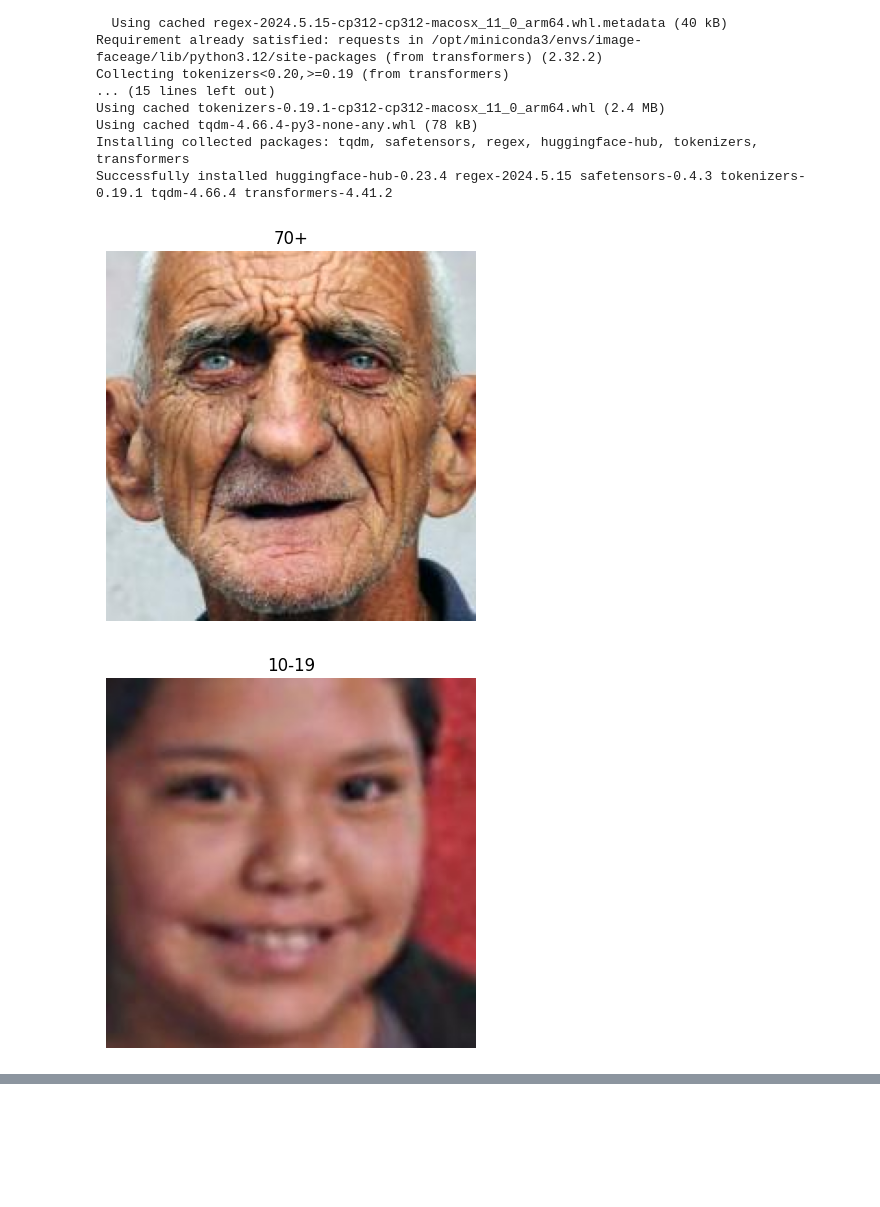
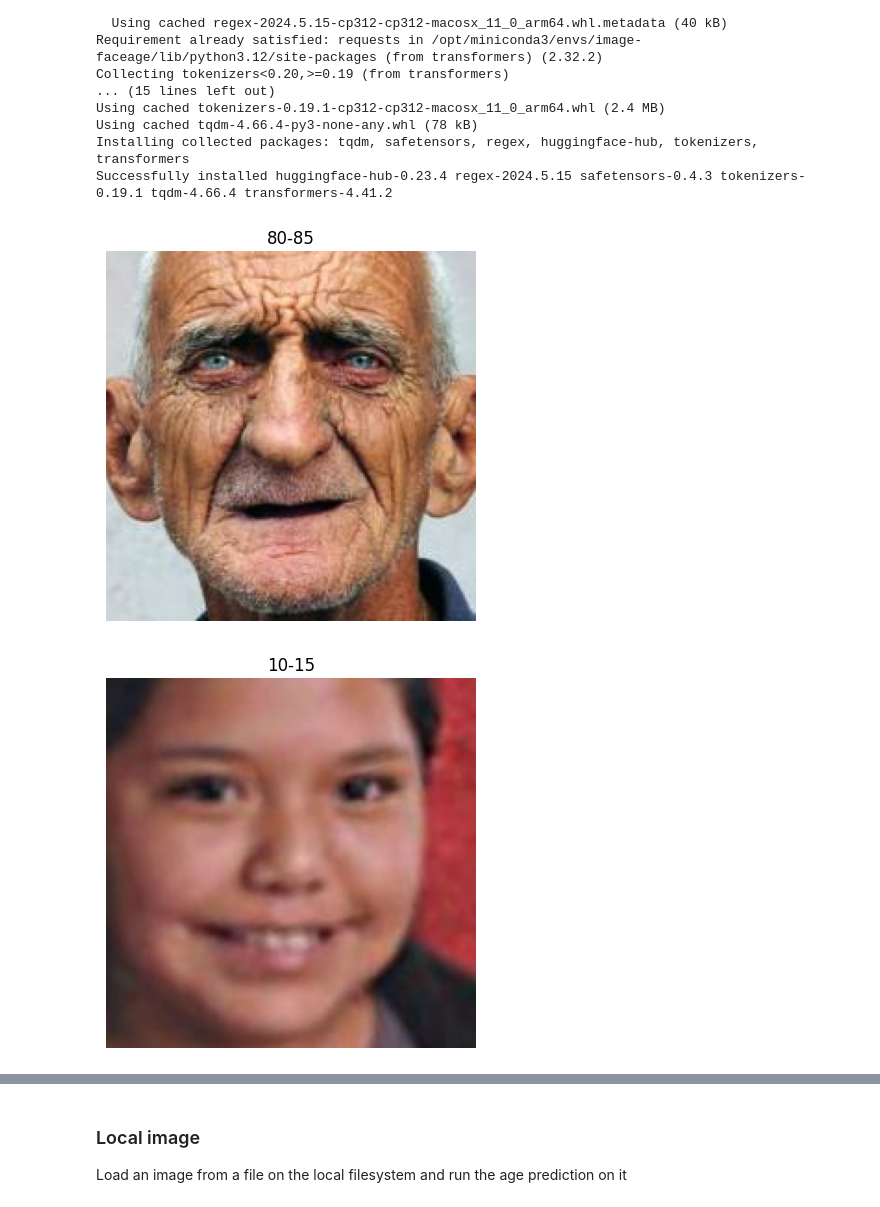
Before and after one commit to hastingslab-org/hastingslab-org.github.io, a Jupyter notebook: training/image-faceage/ViT-FaceAgePrediction.ipynb, the cells around one changed output, grey strips where cells are left out. Saved outputs shown, nothing was run; the diff lists cells and outputs as text; code cells hidden in the pictures; blank space fills up the shorter version.

```diff
--- a/training/image-faceage/ViT-FaceAgePrediction.ipynb
+++ b/training/image-faceage/ViT-FaceAgePrediction.ipynb
@@ -28,7 +28,8 @@ Successfully installed huggingface-hub-0.23.4 regex-2024.5.15 safetensors-0.4.3
 from PIL import Image
 from io import BytesIO
 
-from transformers import ViTFeatureExtractor, ViTForImageClassification
+from transformers import ViTFeatureExtractor, ViTForImageClassification, ViTImageProcessor
+
 
 from os import listdir
 from PIL import Image as PImage
@@ -49,40 +50,50 @@ path = "test_examples/"
 # your images in an array
 imgs = loadImages(path)
 
-for img in imgs:
-    # you can show every image
-    img.show()
+#for img in imgs:
+#    # you can show every image
+#    img.show()
 
 # Init model, transforms
-model = ViTForImageClassification.from_pretrained('nateraw/vit-age-classifier')
-transforms = ViTFeatureExtractor.from_pretrained('nateraw/vit-age-classifier')
+#model = ViTForImageClassification.from_pretrained('nateraw/vit-age-classifier')
+#transforms = ViTFeatureExtractor.from_pretrained('nateraw/vit-age-classifier')
+model = ViTForImageClassification.from_pretrained('owntrained-vit-faceage')
+transforms = ViTImageProcessor.from_pretrained('owntrained-vit-faceage')
 # %%
 import matplotlib.pyplot as plt
 %matplotlib inline
 
-age_groups = ["0-2", "3-9", "10-19", "20-29", "30-39", "40-49", "50-59", "60-69", "70+"]
+age_groups = ['0-5', '5-10', '10-15', '15-20', '20-25', '25-30', '30-35', '35-40', '40-45', '45-50', '50-55',
+              '55-60', '60-65', '65-70', '70-75', '75-80', '80-85', '85-90', '90-95', '95-100', '100-105', '105-110', '110-115', '115-120']
+
+
+
 
 for im in imgs:
 
     # Transform our image and pass it through the model
     inputs = transforms(im, return_tensors='pt')
     output = model(**inputs)
 
     # Predicted Class probabilities
     proba = output.logits.softmax(1)
     #print(proba)
     # Predicted Classes
     preds = proba.argmax(1)
     #print(preds)
     predicted_age = age_groups[int(preds)]
 
     # Display the selected image
     plt.imshow(im)
     plt.title(predicted_age)
     plt.axis('off')
     plt.show()
 # %% [output]
-[figure, old version]
+[figure, new version]
 [figure]
 [figure]
 [figure]
+# %% [markdown]
+### Local image
+
+Load an image from a file on the local filesystem and run the age prediction on it
```
Also changed, not shown: parts of 2 cells of this notebook, 1 other file.
